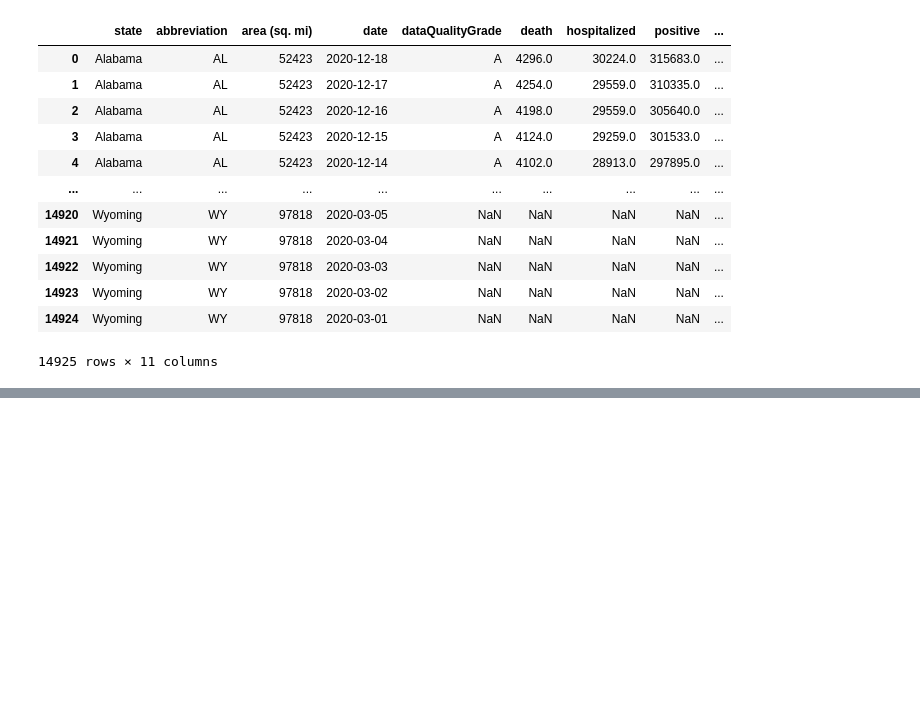
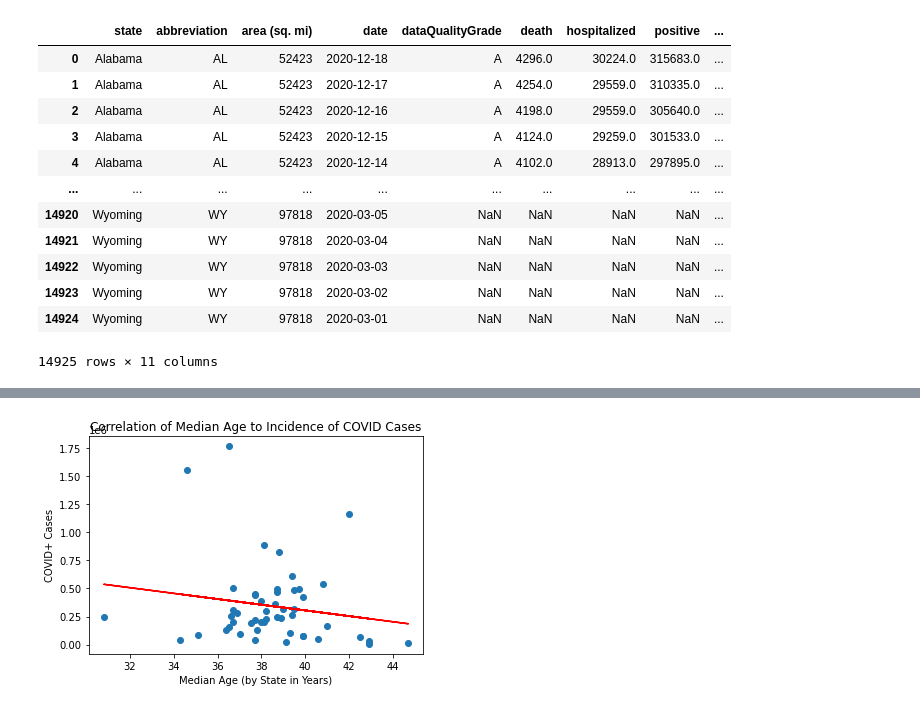
Before and after one commit to lcarbo/US_COVID_Project, a Jupyter notebook: Testing_Script.ipynb, the cells around one changed output, grey strips where cells are left out. Saved outputs shown, nothing was run; the diff lists cells and outputs as text; code cells hidden in the pictures; blank space fills up the shorter version.

```diff
--- a/Testing_Script.ipynb
+++ b/Testing_Script.ipynb
@@ -159,0 +309,14 @@ recent_df
+# %%
+# Show the linear regression model for the scatter plot data
+x_values = final_df_outlier["Median Age"]
+y_values = final_df_outlier["Positive"]
+(slope, intercept, rvalue, pvalue, stderr) = st.linregress(x_values, y_values)
+regress_values = x_values * slope + intercept
+plt.scatter(x_values,y_values)
+plt.plot(x_values,regress_values,"r-")
+plt.ylabel("COVID+ Cases")
+plt.xlabel("Median Age (by State in Years)")
+plt.title("Correlation of Median Age to Incidence of COVID Cases")
+plt.show()
+# %% [output]
+[figure, added]
```
Also changed, not shown: parts of 14 cells of this notebook, 1 other file.
